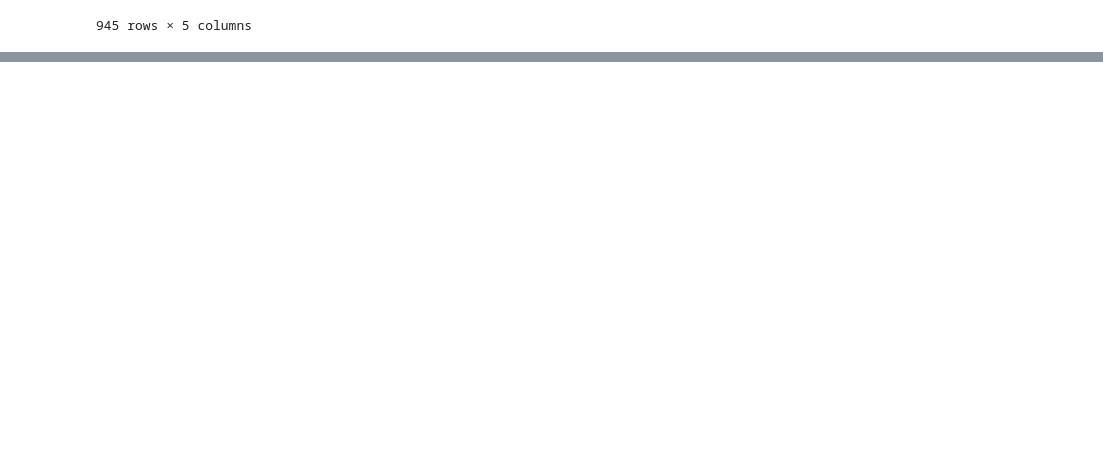
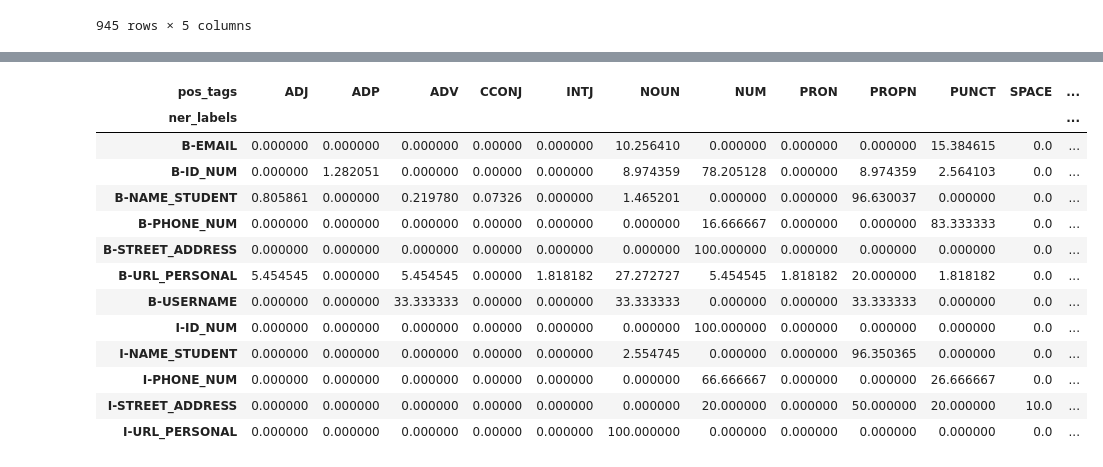
Before and after one commit to philosucker/PII-detection, a Jupyter notebook: pii-eda.ipynb, the cells around one changed output, grey strips where cells are left out. Saved outputs shown, nothing was run; the diff lists cells and outputs as text; code cells hidden in the pictures; blank space fills up the shorter version.

```diff
--- a/pii-eda.ipynb
+++ b/pii-eda.ipynb
@@ -1239,0 +1398,27 @@ train_eda_ner_vs_pos
+# %%
+'''
+생성된 피벗 테이블(pivot_table)의 각 값(출현 횟수)을 해당 행의 총합으로 나눈 후,
+결과를 100배하여 각 값이 전체에서 차지하는 백분율(퍼센트)를 계산
+결과적으로 각 셀은
+해당 ner_labels 내에서의 pos_tags 조합의 상대적 비율을 나타냅니다.
+
+
+'''
+pivot_percentages = pivot_table.div(
+    pivot_table.sum(axis=1), axis=0) * 100
+pivot_percentages
+# %% [output]
+| pos_tags | ADJ | ADP | ADV | CCONJ | INTJ | NOUN | NUM | PRON | PROPN | PUNCT | SPACE | ... |
+| ner_labels |  |  |  |  |  |  |  |  |  |  |  | ... |
+| B-EMAIL | 0.000000 | 0.000000 | 0.000000 | 0.00000 | 0.000000 | 10.256410 | 0.000000 | 0.000000 | 0.000000 | 15.384615 | 0.0 | ... |
+| B-ID_NUM | 0.000000 | 1.282051 | 0.000000 | 0.00000 | 0.000000 | 8.974359 | 78.205128 | 0.000000 | 8.974359 | 2.564103 | 0.0 | ... |
+| B-NAME_STUDENT | 0.805861 | 0.000000 | 0.219780 | 0.07326 | 0.000000 | 1.465201 | 0.000000 | 0.000000 | 96.630037 | 0.000000 | 0.0 | ... |
+| B-PHONE_NUM | 0.000000 | 0.000000 | 0.000000 | 0.00000 | 0.000000 | 0.000000 | 16.666667 | 0.000000 | 0.000000 | 83.333333 | 0.0 | ... |
+| B-STREET_ADDRESS | 0.000000 | 0.000000 | 0.000000 | 0.00000 | 0.000000 | 0.000000 | 100.000000 | 0.000000 | 0.000000 | 0.000000 | 0.0 | ... |
+| B-URL_PERSONAL | 5.454545 | 0.000000 | 5.454545 | 0.00000 | 1.818182 | 27.272727 | 5.454545 | 1.818182 | 20.000000 | 1.818182 | 0.0 | ... |
+| B-USERNAME | 0.000000 | 0.000000 | 33.333333 | 0.00000 | 0.000000 | 33.333333 | 0.000000 | 0.000000 | 33.333333 | 0.000000 | 0.0 | ... |
+| I-ID_NUM | 0.000000 | 0.000000 | 0.000000 | 0.00000 | 0.000000 | 0.000000 | 100.000000 | 0.000000 | 0.000000 | 0.000000 | 0.0 | ... |
+| I-NAME_STUDENT | 0.000000 | 0.000000 | 0.000000 | 0.00000 | 0.000000 | 2.554745 | 0.000000 | 0.000000 | 96.350365 | 0.000000 | 0.0 | ... |
+| I-PHONE_NUM | 0.000000 | 0.000000 | 0.000000 | 0.00000 | 0.000000 | 0.000000 | 66.666667 | 0.000000 | 0.000000 | 26.666667 | 0.0 | ... |
+| I-STREET_ADDRESS | 0.000000 | 0.000000 | 0.000000 | 0.00000 | 0.000000 | 0.000000 | 20.000000 | 0.000000 | 50.000000 | 20.000000 | 10.0 | ... |
+| I-URL_PERSONAL | 0.000000 | 0.000000 | 0.000000 | 0.00000 | 0.000000 | 100.000000 | 0.000000 | 0.000000 | 0.000000 | 0.000000 | 0.0 | ... |
```
Also changed, not shown: parts of 14 cells of this notebook.
